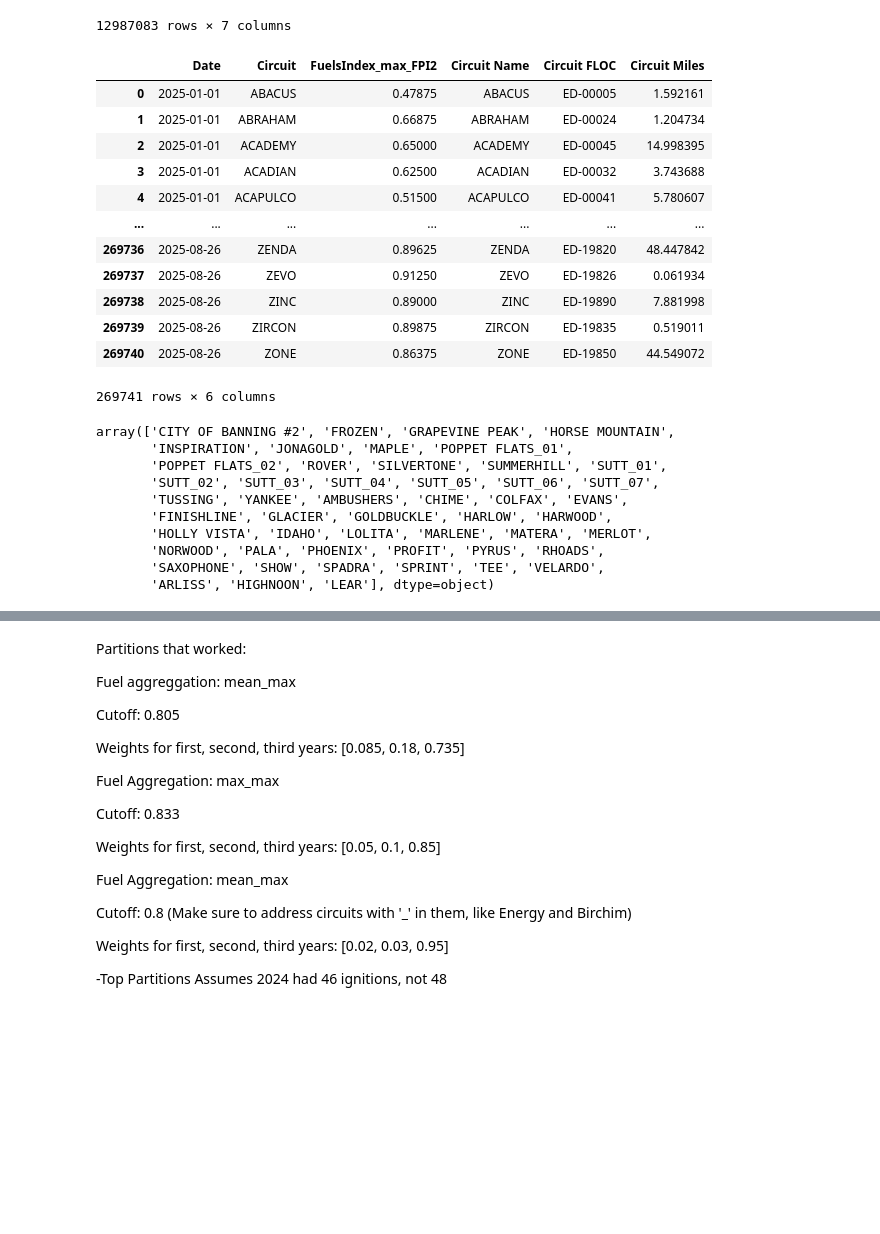
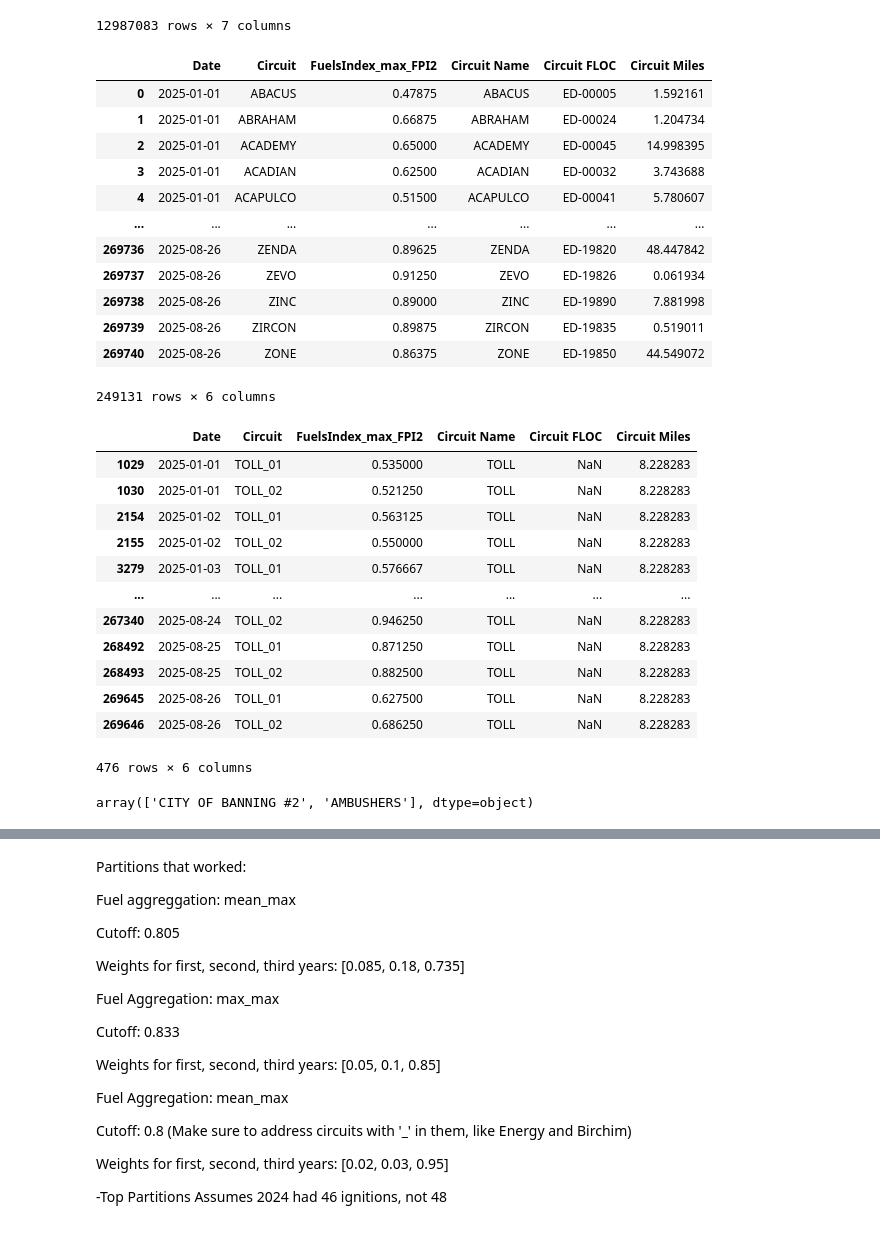
Before and after one commit to charliet202020/Ignition-Goal-Setting-Github, a Jupyter notebook: Circuit_Level_Analysis_Distribution_Only.ipynb, the cells around one changed output, grey strips where cells are left out. Saved outputs shown, nothing was run; the diff lists cells and outputs as text; code cells hidden in the pictures; blank space fills up the shorter version.

```diff
--- a/Circuit_Level_Analysis_Distribution_Only.ipynb
+++ b/Circuit_Level_Analysis_Distribution_Only.ipynb
@@ -103,37 +103,41 @@ dist_df_forecast_agg = dist_df_forecast.groupby(['Date', 'Circuit'])['FuelsIndex
 # merge with circuit lengths
 dist_df_forecast_agg = dist_df_forecast_agg.merge(circuitlengths_map, left_on='Circuit', right_on='Circuit Name', how='left')
 # locate rows where Circuit Miles is NaN and Circuit contains ambercrest and change value to 32.7754002840092
-dist_df_forecast_agg.loc[dist_df_forecast_agg['Circuit'].str.contains('AMBERCREST', na=False) & dist_df_forecast_agg['Circuit Miles'].isna(), 'Circuit Miles'] = 32.7754002840092
+dist_df_forecast_agg.loc[dist_df_forecast_agg['Circuit'].str.contains('AMBERCREST', na=False) & dist_df_forecast_agg['Circuit Miles'].isna(), ['Circuit Name','Circuit Miles']] = ['AMBERCREST',32.7754002840092]
 # locate rows where Circuit Miles is NaN and Circuit contains aventura and change value to 15.7032769637841
-dist_df_forecast_agg.loc[dist_df_forecast_agg['Circuit'].str.contains('AVENTURA', na=False) & dist_df_forecast_agg['Circuit Miles'].isna(), 'Circuit Miles'] = 15.7032769637841
+dist_df_forecast_agg.loc[dist_df_forecast_agg['Circuit'].str.contains('AVENTURA', na=False) & dist_df_forecast_agg['Circuit Miles'].isna(), ['Circuit Name','Circuit Miles']] = ['AVENTURA',15.7032769637841]
 # locate rows where Circuit Miles is NaN and Circuit contains birchim and change value to 46.34484383
-dist_df_forecast_agg.loc[dist_df_forecast_agg['Circuit'].str.contains('BIRCHIM', na=False) & dist_df_forecast_agg['Circuit Miles'].isna(), 'Circuit Miles'] = 46.34484383
+dist_df_forecast_agg.loc[dist_df_forecast_agg['Circuit'].str.contains('BIRCHIM', na=False) & dist_df_forecast_agg['Circuit Miles'].isna(), ['Circuit Name','Circuit Miles']] = ['BIRCHIM',46.34484383]
 # locate rows where Circuit Miles is NaN and Circuit contains cafe and change value to 27.6402669615555
-dist_df_forecast_agg.loc[dist_df_forecast_agg['Circuit'].str.contains('CAFE', na=False) & dist_df_forecast_agg['Circuit Miles'].isna(), 'Circuit Miles'] = 27.6402669615555
+dist_df_forecast_agg.loc[dist_df_forecast_agg['Circuit'].str.contains('CAFE', na=False) & dist_df_forecast_agg['Circuit Miles'].isna(), ['Circuit Name','Circuit Miles']] = ['CAFE',27.6402669615555]
 # locate rows where Circuit Miles is NaN and Circuit contains canebrake and change value to 66.16859376
-dist_df_forecast_agg.loc[dist_df_forecast_agg['Circuit'].str.contains('CANEBRAKE', na=False) & dist_df_forecast_agg['Circuit Miles'].isna(), 'Circuit Miles'] = 66.16859376
+dist_df_forecast_agg.loc[dist_df_forecast_agg['Circuit'].str.contains('CANEBRAKE', na=False) & dist_df_forecast_agg['Circuit Miles'].isna(), ['Circuit Name','Circuit Miles']] = ['CANEBRAKE',66.16859376]
 # locate rows where Circuit Miles is NaN and Circuit contains casals and change value to 0.446999553409736
-dist_df_forecast_agg.loc[dist_df_forecast_agg['Circuit'].str.contains('CASALS', na=False) & dist_df_forecast_agg['Circuit Miles'].isna(), 'Circuit Miles'] = 0.446999553409736
+dist_df_forecast_agg.loc[dist_df_forecast_agg['Circuit'].str.contains('CASALS', na=False) & dist_df_forecast_agg['Circuit Miles'].isna(), ['Circuit Name','Circuit Miles']] = ['CASALS',0.446999553409736]
 # locate rows where Circuit Miles is NaN and Circuit contains coachella and change value to 6.590021052
-dist_df_forecast_agg.loc[dist_df_forecast_agg['Circuit'].str.contains('COACHELLA', na=False) & dist_df_forecast_agg['Circuit Miles'].isna(), 'Circuit Miles'] = 6.590021052
+dist_df_forecast_agg.loc[dist_df_forecast_agg['Circuit'].str.contains('COACHELLA', na=False) & dist_df_forecast_agg['Circuit Miles'].isna(), ['Circuit Name','Circuit Miles']] = ['COACHELLA',6.590021052]
 # locate rows where circuit miles is NaN and circuit contains energy and change value to 32.37798311
-dist_df_forecast_agg.loc[dist_df_forecast_agg['Circuit'].str.contains('ENERGY', na=False) & dist_df_forecast_agg['Circuit Miles'].isna(), 'Circuit Miles'] = 32.37798311
+dist_df_forecast_agg.loc[dist_df_forecast_agg['Circuit'].str.contains('ENERGY', na=False) & dist_df_forecast_agg['Circuit Miles'].isna(), ['Circuit Name','Circuit Miles']] = ['ENERGY',32.37798311]
 # locate rows where circuit miles is NaN and circuit contains fingal and change value to 36.6548594697613
-dist_df_forecast_agg.loc[dist_df_forecast_agg['Circuit'].str.contains('FINGAL', na=False) & dist_df_forecast_agg['Circuit Miles'].isna(), 'Circuit Miles'] = 36.6548594697613
+dist_df_forecast_agg.loc[dist_df_forecast_agg['Circuit'].str.contains('FINGAL', na=False) & dist_df_forecast_agg['Circuit Miles'].isna(), ['Circuit Name','Circuit Miles']] = ['FINGAL',36.6548594697613]
 # locate rows where circuit miles is NaN and circuit contains guitar and change value to 42.2491638220717
-dist_df_forecast_agg.loc[dist_df_forecast_agg['Circuit'].str.contains('GUITAR', na=False) & dist_df_forecast_agg['Circuit Miles'].isna(), 'Circuit Miles'] = 42.2491638220717
+dist_df_forecast_agg.loc[dist_df_forecast_agg['Circuit'].str.contains('GUITAR', na=False) & dist_df_forecast_agg['Circuit Miles'].isna(), ['Circuit Name','Circuit Miles']] = ['GUITAR',42.2491638220717]
 # locate rows where circuit miles is NaN and circuit contains huckleberry and change value to 25.4840533042463
-dist_df_forecast_agg.loc[dist_df_forecast_agg['Circuit'].str.contains('HUCKLEBERRY', na=False) & dist_df_forecast_agg['Circuit Miles'].isna(), 'Circuit Miles'] = 25.4840533042463
+dist_df_forecast_agg.loc[dist_df_forecast_agg['Circuit'].str.contains('HUCKLEBERRY', na=False) & dist_df_forecast_agg['Circuit Miles'].isna(), ['Circuit Name','Circuit Miles']] = ['HUCKLEBERRY',25.4840533042463]
 # locate rows where circuit miles is NaN and circuit contains Kinsey and change value to 38.2093922
-dist_df_forecast_agg.loc[dist_df_forecast_agg['Circuit'].str.contains('KINSEY', na=False) & dist_df_forecast_agg['Circuit Miles'].isna(), 'Circuit Miles'] = 38.2093922
+dist_df_forecast_agg.loc[dist_df_forecast_agg['Circuit'].str.contains('KINSEY', na=False) & dist_df_forecast_agg['Circuit Miles'].isna(), ['Circuit Name','Circuit Miles']] = ['KINSEY',38.2093922]
 # locate rows where circuit miles is NaN and circuit contains Penstock and change value to 50.90351311
-dist_df_forecast_agg.loc[dist_df_forecast_agg['Circuit'].str.contains('PENSTOCK', na=False) & dist_df_forecast_agg['Circuit Miles'].isna(), 'Circuit Miles'] = 50.90351311
+dist_df_forecast_agg.loc[dist_df_forecast_agg['Circuit'].str.contains('PENSTOCK', na=False) & dist_df_forecast_agg['Circuit Miles'].isna(), ['Circuit Name','Circuit Miles']] = ['PENSTOCK',50.90351311]
 # locate rows where circuit miles is NaN and circuit contains Shovel and change value to 47.51064986
-dist_df_forecast_agg.loc[dist_df_forecast_agg['Circuit'].str.contains('SHOVEL', na=False) & dist_df_forecast_agg['Circuit Miles'].isna(), 'Circuit Miles'] = 47.51064986
+dist_df_forecast_agg.loc[dist_df_forecast_agg['Circuit'].str.contains('SHOVEL', na=False) & dist_df_forecast_agg['Circuit Miles'].isna(), ['Circuit Name','Circuit Miles']] = ['SHOVEL',47.51064986]
 # locate rows where circuit miles is NaN and circuit contains Tejon and change value to 57.8330462
-dist_df_forecast_agg.loc[dist_df_forecast_agg['Circuit'].str.contains('TEJON', na=False) & dist_df_forecast_agg['Circuit Miles'].isna(), 'Circuit Miles'] = 57.8330462
+dist_df_forecast_agg.loc[dist_df_forecast_agg['Circuit'].str.contains('TEJON', na=False) & dist_df_forecast_agg['Circuit Miles'].isna(), ['Circuit Name','Circuit Miles']] = ['TEJON',57.8330462]
 # locate rows where circuit miles is NaN and circuit contains Toll and change value to 8.228283341
-dist_df_forecast_agg.loc[dist_df_forecast_agg['Circuit'].str.contains('TOLL', na=False) & dist_df_forecast_agg['Circuit Miles'].isna(), 'Circuit Miles'] = 8.228283341
+dist_df_forecast_agg.loc[dist_df_forecast_agg['Circuit'].str.contains('TOLL', na=False) & dist_df_forecast_agg['Circuit Miles'].isna(), ['Circuit Name','Circuit Miles']] = ['TOLL',8.228283341]
+# locate rows where circuit miles is NaN and circuit contains Sutt and change value to 16.8635623
+dist_df_forecast_agg.loc[dist_df_forecast_agg['Circuit'].str.contains('SUTT', na=False) & dist_df_forecast_agg['Circuit Miles'].isna(), ['Circuit Name','Circuit Miles']] = ['SUTT',16.8635623]
+# drop duplicate Date and Circuit Name, keep first one
+dist_df_forecast_agg = dist_df_forecast_agg.drop_duplicates(subset=['Date', 'Circuit Name'], keep='first')
 dist_df_forecast_agg
 # %% [output]
 |  | Date | Circuit | FuelsIndex_max_FPI2 | Circuit Name | Circuit FLOC | Circuit Miles |
@@ -148,20 +152,27 @@ dist_df_forecast_agg
 | 269738 | 2025-08-26 | ZINC | 0.89000 | ZINC | ED-19890 | 7.881998 |
 | 269739 | 2025-08-26 | ZIRCON | 0.89875 | ZIRCON | ED-19835 | 0.519011 |
 | 269740 | 2025-08-26 | ZONE | 0.86375 | ZONE | ED-19850 | 44.549072 |
-269741 rows × 6 columns
+249131 rows × 6 columns
+# %%
+dist_df_forecast_agg[dist_df_forecast_agg['Circuit'].str.contains('TOLL',na=False)]
+# %% [output]
+|  | Date | Circuit | FuelsIndex_max_FPI2 | Circuit Name | Circuit FLOC | Circuit Miles |
+| 1029 | 2025-01-01 | TOLL_01 | 0.535000 | TOLL | NaN | 8.228283 |
+| 1030 | 2025-01-01 | TOLL_02 | 0.521250 | TOLL | NaN | 8.228283 |
+| 2154 | 2025-01-02 | TOLL_01 | 0.563125 | TOLL | NaN | 8.228283 |
+| 2155 | 2025-01-02 | TOLL_02 | 0.550000 | TOLL | NaN | 8.228283 |
+| 3279 | 2025-01-03 | TOLL_01 | 0.576667 | TOLL | NaN | 8.228283 |
+| ... | ... | ... | ... | ... | ... | ... |
+| 267340 | 2025-08-24 | TOLL_02 | 0.946250 | TOLL | NaN | 8.228283 |
+| 268492 | 2025-08-25 | TOLL_01 | 0.871250 | TOLL | NaN | 8.228283 |
+| 268493 | 2025-08-25 | TOLL_02 | 0.882500 | TOLL | NaN | 8.228283 |
+| 269645 | 2025-08-26 | TOLL_01 | 0.627500 | TOLL | NaN | 8.228283 |
+| 269646 | 2025-08-26 | TOLL_02 | 0.686250 | TOLL | NaN | 8.228283 |
+476 rows × 6 columns
 # %%
 dist_df_forecast_agg[dist_df_forecast_agg['Circuit Miles'].isna()]['Circuit'].unique()
 # %% [output]
-array(['CITY OF BANNING #2', 'FROZEN', 'GRAPEVINE PEAK', 'HORSE MOUNTAIN',
-       'INSPIRATION', 'JONAGOLD', 'MAPLE', 'POPPET FLATS_01',
-       'POPPET FLATS_02', 'ROVER', 'SILVERTONE', 'SUMMERHILL', 'SUTT_01',
-       'SUTT_02', 'SUTT_03', 'SUTT_04', 'SUTT_05', 'SUTT_06', 'SUTT_07',
-       'TUSSING', 'YANKEE', 'AMBUSHERS', 'CHIME', 'COLFAX', 'EVANS',
-       'FINISHLINE', 'GLACIER', 'GOLDBUCKLE', 'HARLOW', 'HARWOOD',
-       'HOLLY VISTA', 'IDAHO', 'LOLITA', 'MARLENE', 'MATERA', 'MERLOT',
-       'NORWOOD', 'PALA', 'PHOENIX', 'PROFIT', 'PYRUS', 'RHOADS',
-       'SAXOPHONE', 'SHOW', 'SPADRA', 'SPRINT', 'TEE', 'VELARDO',
-       'ARLISS', 'HIGHNOON', 'LEAR'], dtype=object)
+array(['CITY OF BANNING #2', 'AMBUSHERS'], dtype=object)
 # %%
 # read ignition data
 ignitions = pd.read_excel("//sce.eix.com/workgroup/SPE_DSA/Charles/IgnitionGoalSettingInput/Ignition_Safari_Connection.xlsx")
```
Also changed, not shown: parts of 12 cells of this notebook.
